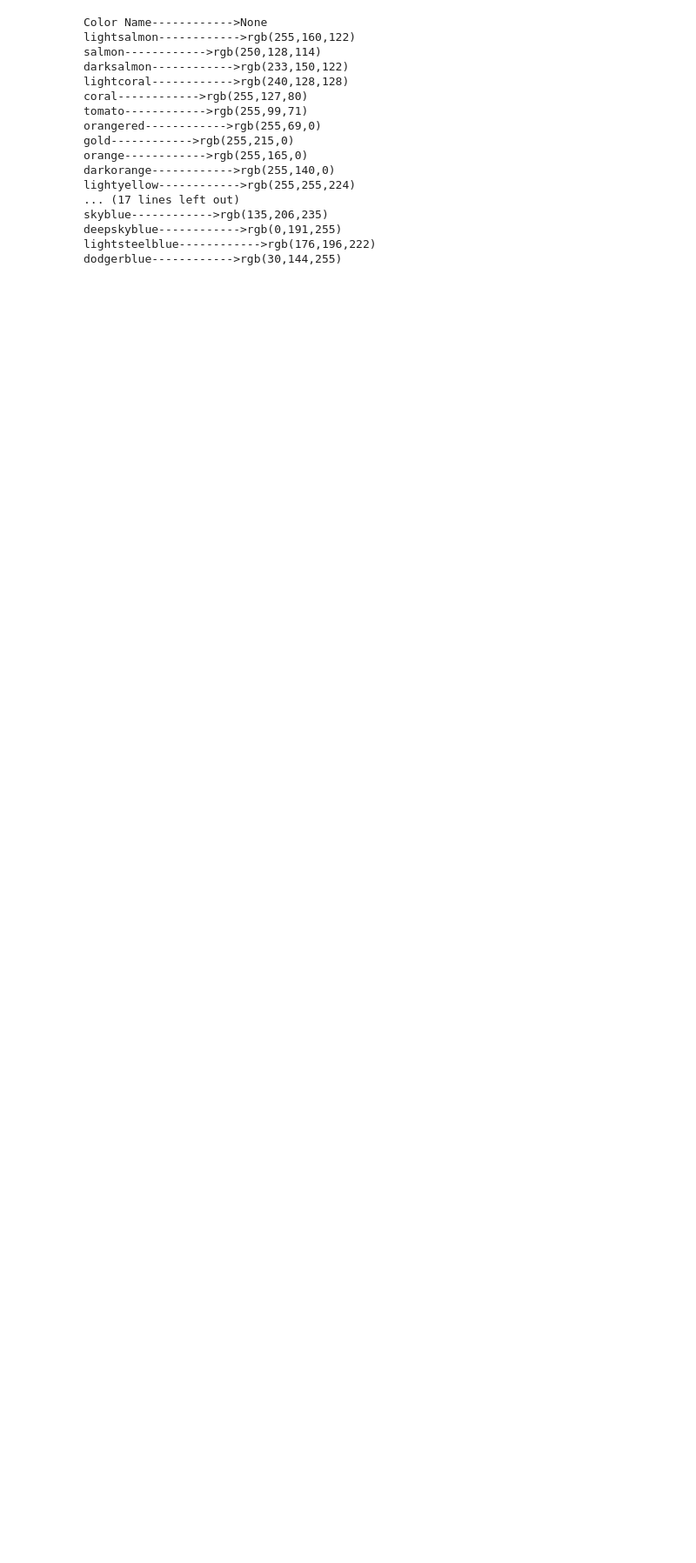
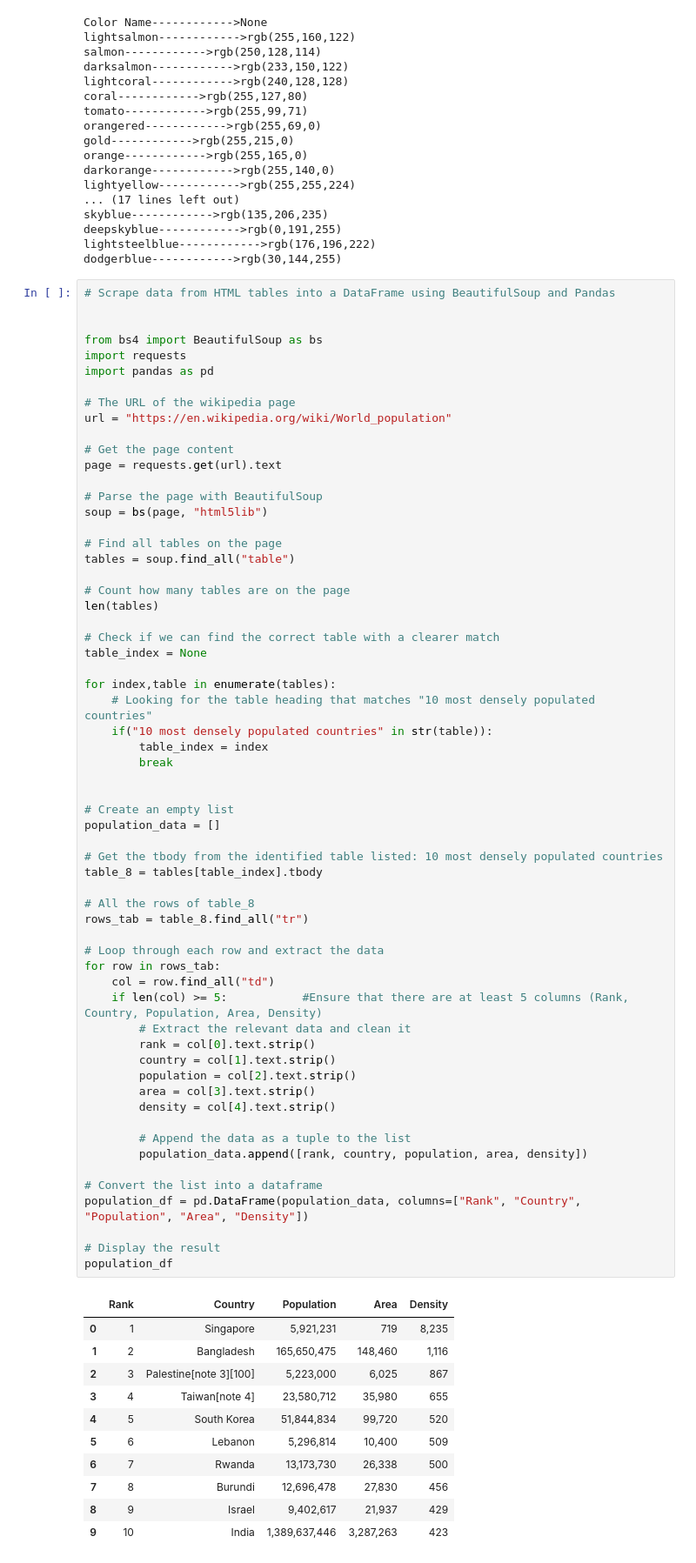
Before and after one commit to neodata/courses, a Jupyter notebook: scraping.ipynb, the cells around one changed output. Shown: that part at 87% size. Cells and saved outputs as stored; diff of their text form; blank space fills up the shorter version.

```diff
--- a/scraping.ipynb
+++ b/scraping.ipynb
@@ -178,4 +178,77 @@ skyblue------------>rgb(135,206,235)
 deepskyblue------------>rgb(0,191,255)
 lightsteelblue------------>rgb(176,196,222)
 dodgerblue------------>rgb(30,144,255)
+# %%
+# Scrape data from HTML tables into a DataFrame using BeautifulSoup and Pandas
+
+
+from bs4 import BeautifulSoup as bs
+import requests
+import pandas as pd
+
+# The URL of the wikipedia page
+url = "https://en.wikipedia.org/wiki/World_population"
+
+# Get the page content
+page = requests.get(url).text
+
+# Parse the page with BeautifulSoup
+soup = bs(page, "html5lib")
+
+# Find all tables on the page
+tables = soup.find_all("table")
+
+# Count how many tables are on the page
+len(tables)
+
+# Check if we can find the correct table with a clearer match
+table_index = None
+
+for index,table in enumerate(tables):
+    # Looking for the table heading that matches "10 most densely populated countries"
+    if("10 most densely populated countries" in str(table)):
+        table_index = index
+        break
+
+
+# Create an empty list
+population_data = []
+
+# Get the tbody from the identified table listed: 10 most densely populated countries
+table_8 = tables[table_index].tbody
+
+# All the rows of table_8
+rows_tab = table_8.find_all("tr")
+
+# Loop through each row and extract the data
+for row in rows_tab:
+    col = row.find_all("td")
+    if len(col) >= 5:           #Ensure that there are at least 5 columns (Rank, Country, Population, Area, Density)
+        # Extract the relevant data and clean it
+        rank = col[0].text.strip()
+        country = col[1].text.strip()
+        population = col[2].text.strip()
+        area = col[3].text.strip()
+        density = col[4].text.strip()
+
+        # Append the data as a tuple to the list
+        population_data.append([rank, country, population, area, density])
+
+# Convert the list into a dataframe
+population_df = pd.DataFrame(population_data, columns=["Rank", "Country", "Population", "Area", "Density"])
+
+# Display the result
+population_df
+# %% [output]
+|  | Rank | Country | Population | Area | Density |
+| 0 | 1 | Singapore | 5,921,231 | 719 | 8,235 |
+| 1 | 2 | Bangladesh | 165,650,475 | 148,460 | 1,116 |
+| 2 | 3 | Palestine[note 3][100] | 5,223,000 | 6,025 | 867 |
+| 3 | 4 | Taiwan[note 4] | 23,580,712 | 35,980 | 655 |
+| 4 | 5 | South Korea | 51,844,834 | 99,720 | 520 |
+| 5 | 6 | Lebanon | 5,296,814 | 10,400 | 509 |
+| 6 | 7 | Rwanda | 13,173,730 | 26,338 | 500 |
+| 7 | 8 | Burundi | 12,696,478 | 27,830 | 456 |
+| 8 | 9 | Israel | 9,402,617 | 21,937 | 429 |
+| 9 | 10 | India | 1,389,637,446 | 3,287,263 | 423 |
 # %%
```
Also changed, not shown: parts of 2 cells of this notebook.
